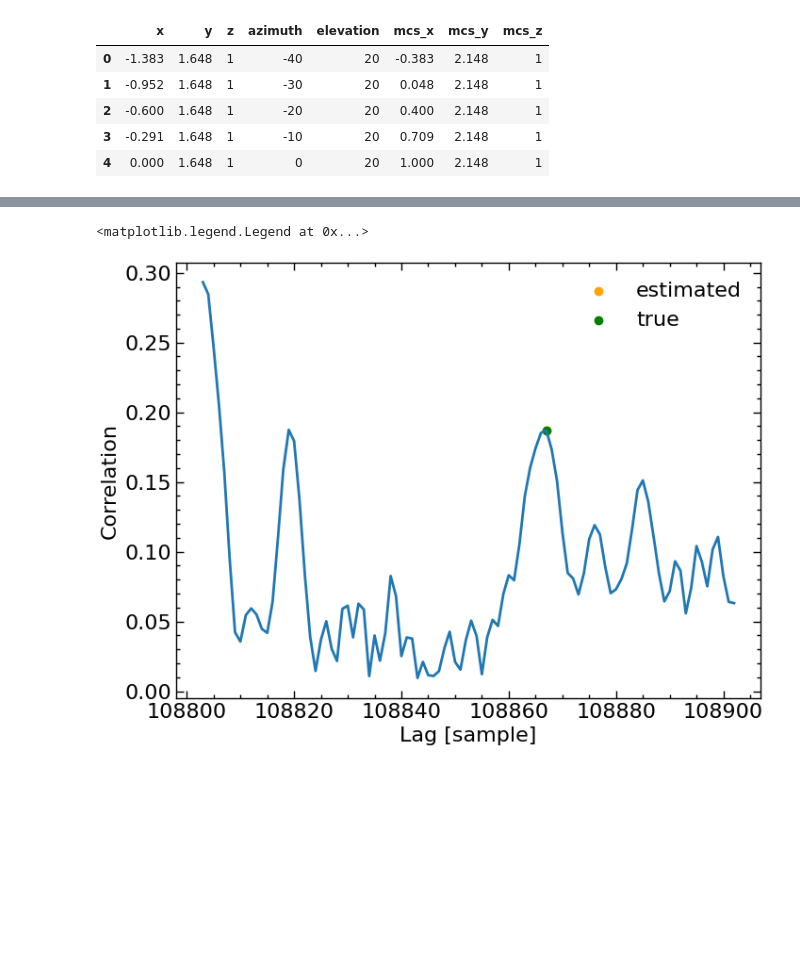
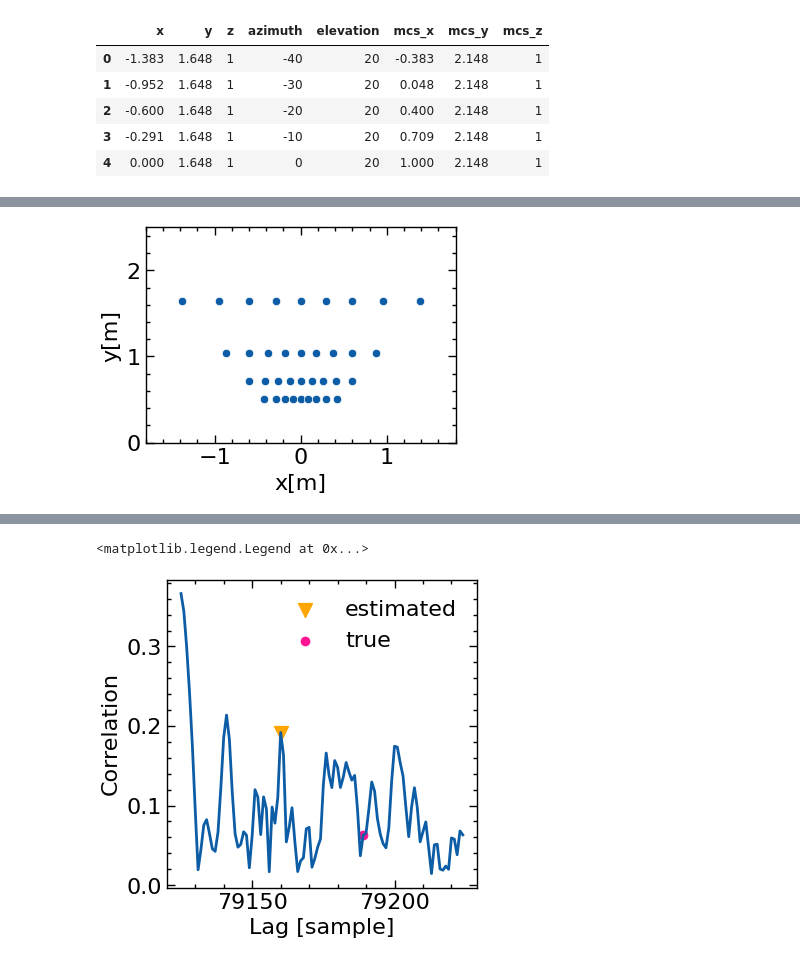
Before and after one commit to auk1709/lab-acoustic, a Jupyter notebook: notebook/positioning-tdoa-all.ipynb, the cells around one changed output, grey strips where cells are left out. Saved outputs shown, nothing was run; the diff lists cells and outputs as text; code cells hidden in the pictures; blank space fills up the shorter version.

```diff
--- a/notebook/positioning-tdoa-all.ipynb
+++ b/notebook/positioning-tdoa-all.ipynb
@@ -14,7 +14,7 @@ from positioning.readwav import readwav
 from positioning.sound_db import CeilingTDoADB
 from positioning import tools
 # %%
-plt.style.use(["science", "notebook"])
+plt.style.use(["science", "notebook", "./slide.mplstyle"])
 # %%
 df_true = pd.read_csv("../data/pos-reflect-1ms/measure-points.csv", index_col=0)
 # %%
@@ -201,3 +187,5 @@ Text(9.444444444444445, 0.5, 'CDF')
+# %%
+sns.set(context="poster")
 # %%
 sns.displot(df_est, x="position_error", kind="ecdf", hue="test", palette="tab20")
 plt.xlabel("Positioning error [m]")
@@ -413,3 +412,14 @@ fig.tight_layout()
+# %%
+f, ax = plt.subplots()
+ax = sns.scatterplot(data=reference_pos, x="x", y="y")
+ax.set_xlim(-1.8, 1.8)
+ax.set_ylim(0, 2.5)
+ax.set_aspect("equal")
+ax.set_xlabel("x[m]")
+ax.set_ylabel("y[m]")
+f.set_figwidth(4)
+# %% [output]
+[figure, added]
 # %%
 sns.color_palette()
 # %% [output]
@@ -454,7 +464,7 @@ sns.color_palette(n_colors=14)
 from positioning.make_wave import reference_transmit_tukey
 import scipy.signal as sg
 # %%
-res_signal = test_signal[0][0 * 120000 : (0 + 2) * 120000]
+res_signal = test_signal[5][0 * 120000 : (0 + 2) * 120000]
 ref_transmit = reference_transmit_tukey(
     first_freq=1000,
     last_freq=24000,
@@ -467,12 +477,22 @@ index_f = corr_lags[corr.argmax()]  # 最大値のインデックス見つける
 next_peak = np.argmax(corr[index_f + 20 : index_f + 100]) + index_f + 20
 diff = next_peak - index_f
 # %%
+plt.figure(figsize=(4, 4))
 plt.plot(corr_lags[index_f : index_f + 100], corr[index_f : index_f + 100])
-plt.scatter(corr_lags[next_peak], corr[next_peak], label="estimated", c="orange")
-plt.scatter(corr_lags[index_f + 64], corr[index_f + 64], label="true", c="green")
+plt.scatter(
+    corr_lags[next_peak],
+    corr[next_peak],
+    label="estimated",
+    c="orange",
+    marker="v",
+    s=100,
+)
+plt.scatter(
+    corr_lags[index_f + 64], corr[index_f + 64], label="true", c="deeppink", marker="o"
+)
 plt.xlabel("Lag [sample]")
 plt.ylabel("Correlation")
 plt.legend()
 # %% [output]
 <matplotlib.legend.Legend at 0x...>
-[figure, old version]
+[figure, new version]
```
Also changed, not shown: parts of 10 cells of this notebook, 1 other file.
